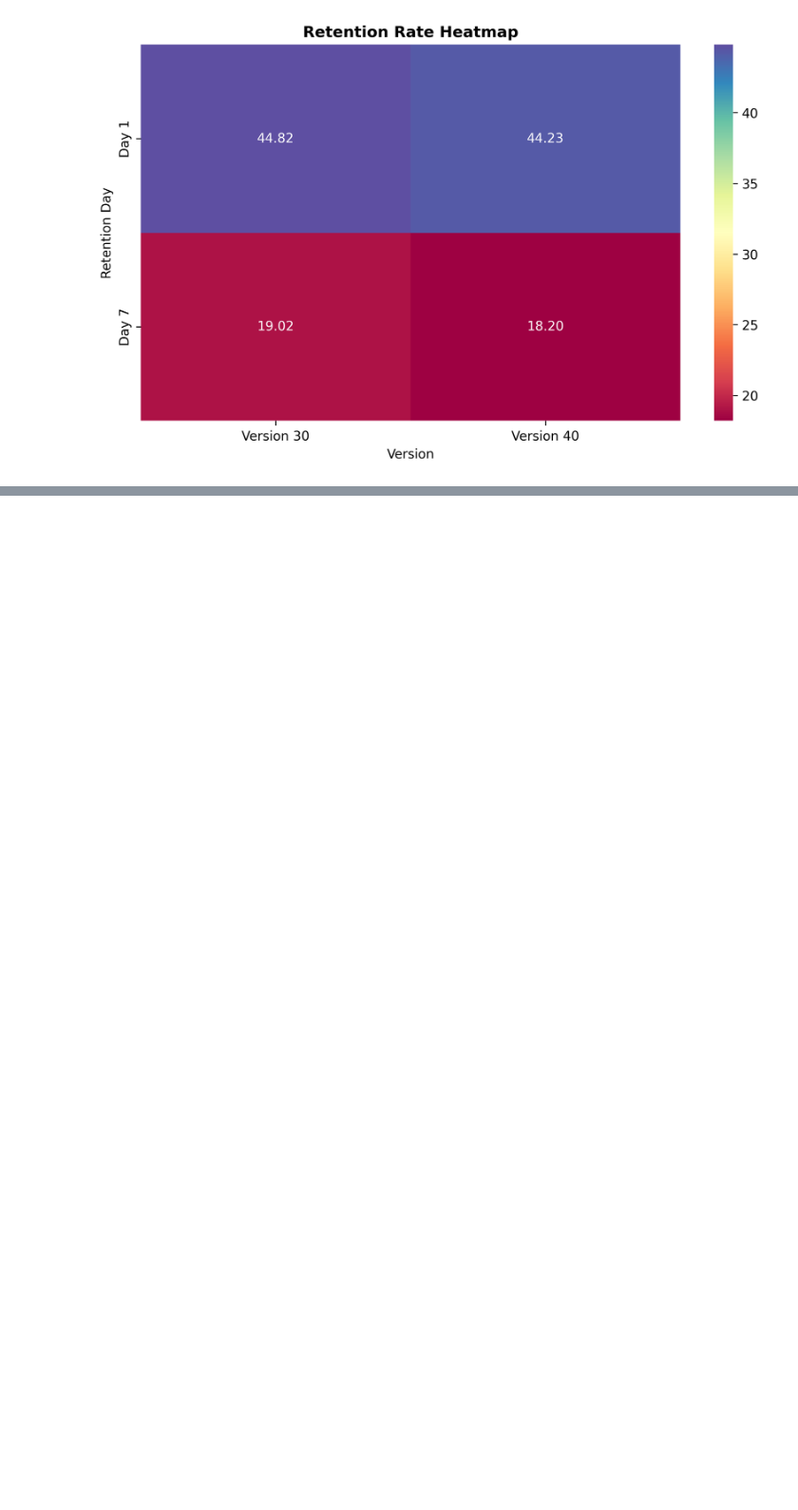
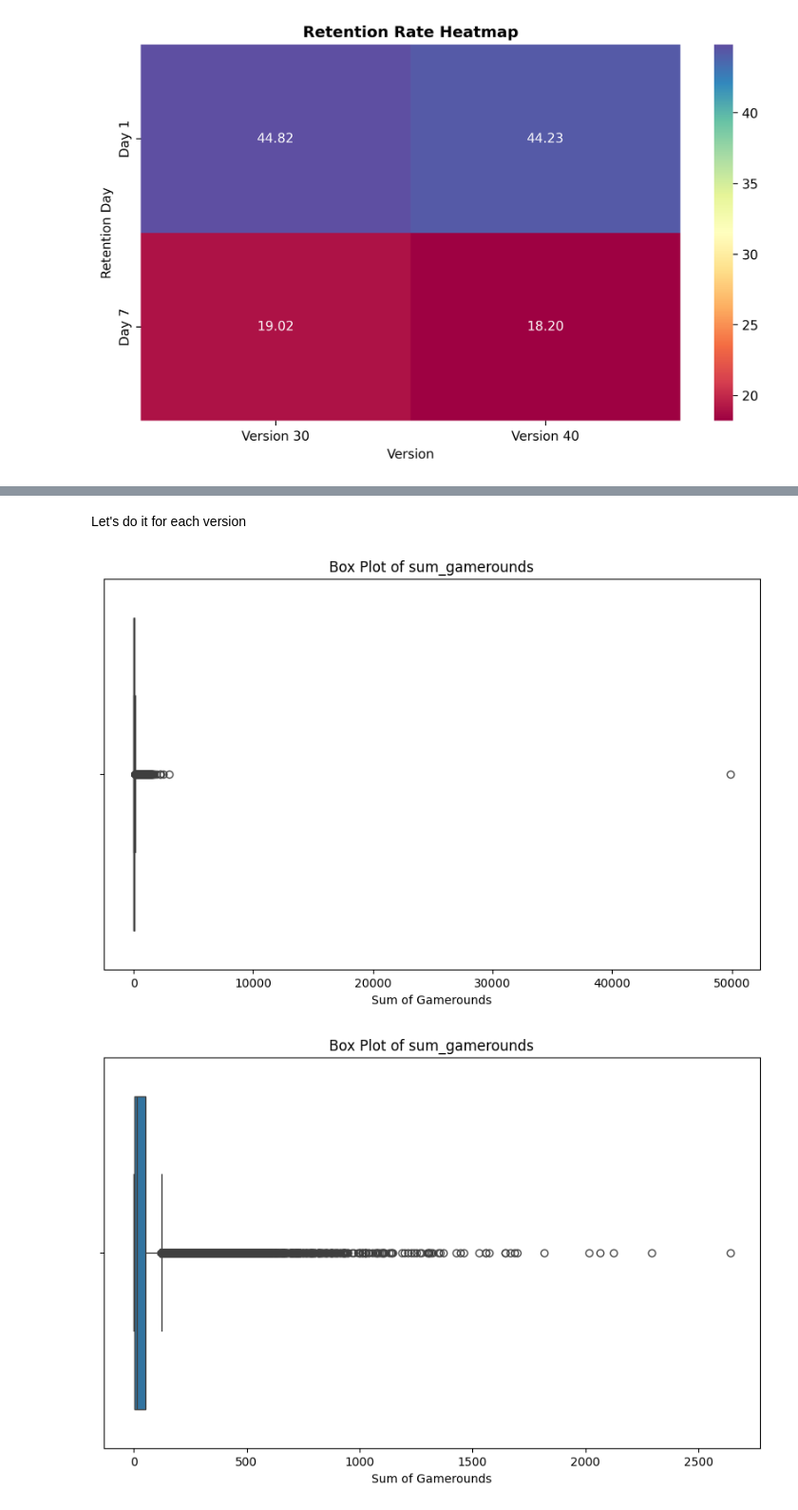
Before and after one commit to Skrishnaanjali/Cookie_cats_dataanalysis, a Jupyter notebook: Data_Analysis_cookiecats_final_draft.ipynb, the cells around one changed output, grey strips where cells are left out. Shown at 95% size. Cells and saved outputs as stored; diff of their text form; code cells hidden in the pictures; blank space fills up the shorter version.

```diff
--- a/Data_Analysis_cookiecats_final_draft.ipynb
+++ b/Data_Analysis_cookiecats_final_draft.ipynb
@@ -361,0 +376,21 @@ The categorization is done based on the mean and medium values of the "sum_gamro
+# %% [markdown]
+Let's do it for each version
+# %%
+# Data for version 30 and version 40
+version_30 = data[data['version'] == 'gate_30']
+version_40 = data[data['version'] == 'gate_40']
+# Create a box plot for sum_gamerounds
+plt.figure(figsize=(10, 6))
+sns.boxplot(x=version_30['sum_gamerounds'])
+plt.title('Box Plot of sum_gamerounds')
+plt.xlabel('Sum of Gamerounds')
+plt.show()
+# Create a box plot for sum_gamerounds
+plt.figure(figsize=(10, 6))
+sns.boxplot(x=version_40['sum_gamerounds'])
+plt.title('Box Plot of sum_gamerounds')
+plt.xlabel('Sum of Gamerounds')
+plt.show()
+# %% [output]
+[figure, added]
+[figure, added]
```
Also changed, not shown: parts of 29 cells of this notebook.
